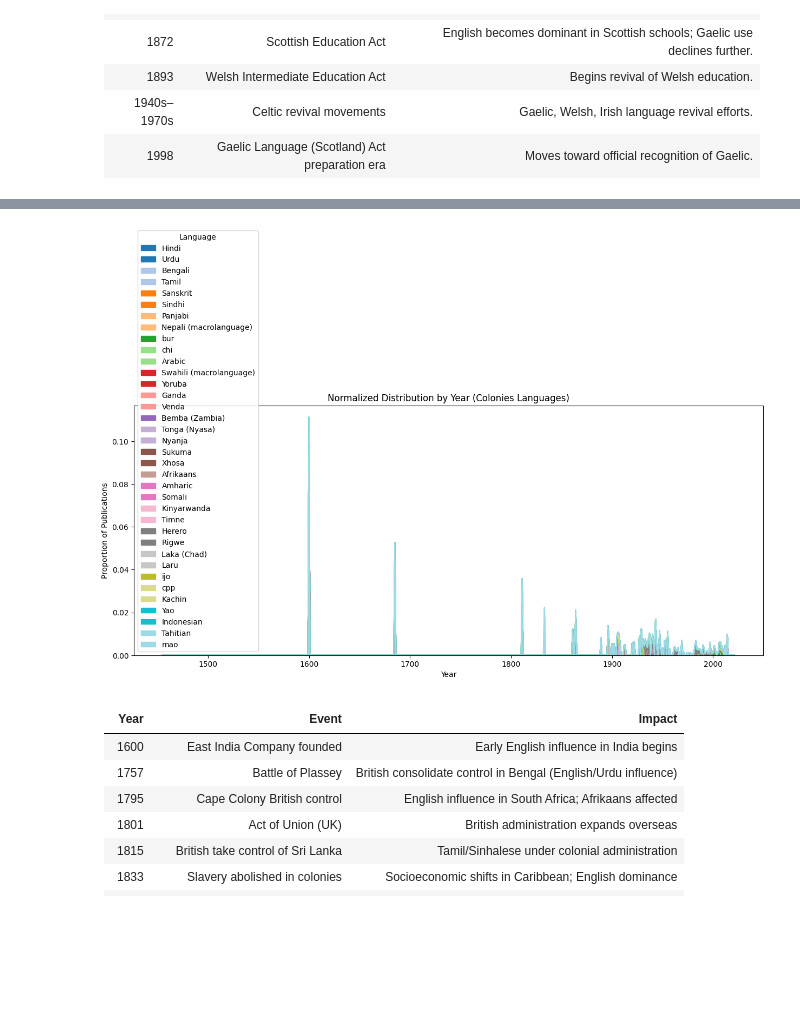
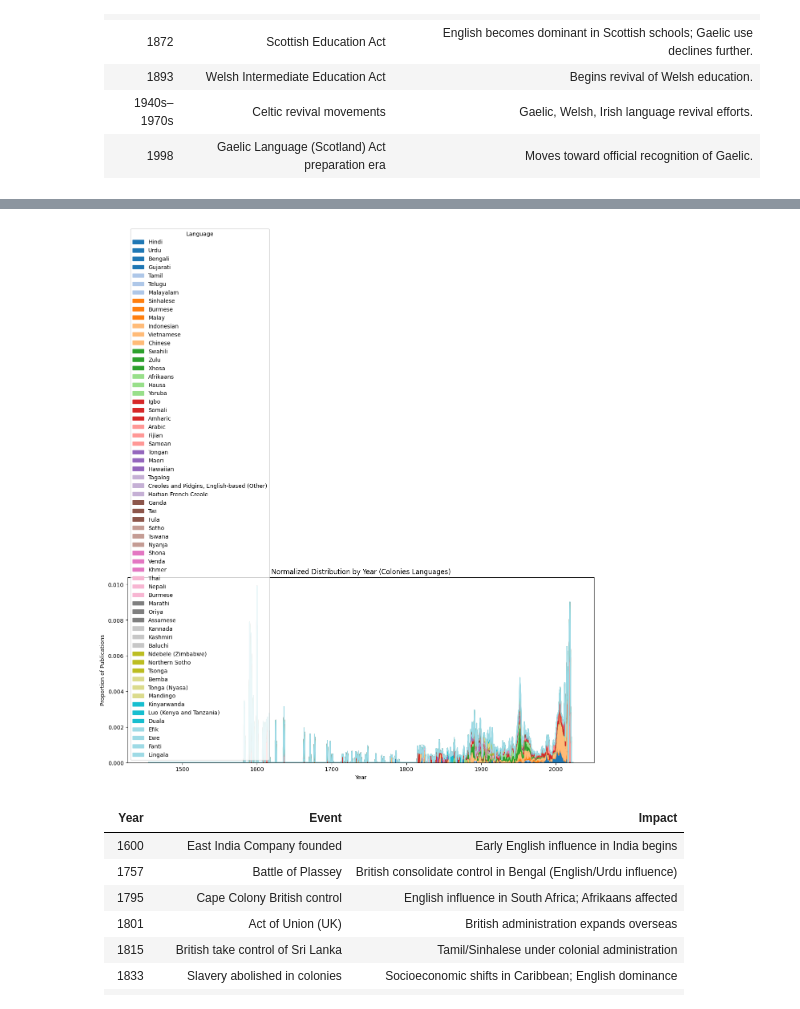
Before and after one commit to terrales/AIP_NLS_data, a Jupyter notebook: alessandra/data_analysis.ipynb, the cells around one changed output, grey strips where cells are left out. Saved outputs shown, nothing was run; the diff lists cells and outputs as text; code cells hidden in the pictures; blank space fills up the shorter version.

```diff
--- a/alessandra/data_analysis.ipynb
+++ b/alessandra/data_analysis.ipynb
@@ -84,5 +72,5 @@ array(['text', 'notated music',
 # %%
-df['Language_Full'] = df['Language'].apply(get_language_name)
+#df['Language_Full'] = df['Language'].apply(get_language_name)
 
 # Show basic info about the dataframe
 print("Columns:", df.columns.tolist())
@@ -91,16 +79,17 @@ display(df.head())
 
 
 # Visualize the most common languages
-top_languages = df['Language_Full'].value_counts().head(10)
+top_languages = df['language'].value_counts().head(10)
 top_languages.plot(kind='bar', title='Top 10 Languages')
 plt.xlabel('Language')
 plt.ylabel('Count')
 plt.show()
 
-# Visualize the most common publication years (extracting year from 'Date')
-df['Year'] = df['Date'].str.extract(r'(\d{4})')
-top_years = df['Year'].value_counts().sort_index().tail(50)
-top_years.plot(kind='bar', figsize=(15,5), title='Publication Counts by Year (last 50 years)')
+# Plot publication counts by year (sorted by year)
+year_counts = df['year'].value_counts().sort_index()
+plt.figure(figsize=(15,5))
+year_counts.plot(kind='bar')
+plt.title('Publication Counts by Year')
 plt.xlabel('Year')
 plt.ylabel('Count')
 plt.show()
@@ -176,12 +165,15 @@ Name: count, Length: 30615, dtype: int64
 # %%
 # Group by Year and Language, count publications
-lang_year_counts = df.groupby(['Year', 'Language_Full']).size().unstack(fill_value=0)
+lang_year_counts = df.groupby(['date', 'language']).size().unstack(fill_value=0)
+
+# Filter to years from 1450 onwards
+lang_year_counts = lang_year_counts[lang_year_counts.index.astype(int) >= 1450]
 
 # Normalize by total publications per year
 lang_year_norm = lang_year_counts.div(lang_year_counts.sum(axis=1), axis=0)
 
 # Plot normalized language distribution for top 10 languages
-top_languages = df['Language_Full'].value_counts().head(10)
+top_languages = df['language'].value_counts().head(10)
 top_langs = top_languages.index[:10]
 lang_year_norm[top_langs].plot(kind='area', stacked=True, figsize=(15,6), colormap='tab10')
 plt.title('Normalized Language Distribution by Year (Top 10 Languages)')
@@ -340,58 +346,36 @@ plt.show()
 # %%
+# List of languages from former British colonies present in the dataset
 colonies_languages = [
-   "Hindi",
-    "Urdu",
-    "Bengali",
-    "Tamil",
-    "Sanskrit",
-    "Sindhi",
-    "Panjabi",
-    "Nepali (macrolanguage)",
-    "bur",
-    "chi",
-    "Arabic",
-    "Swahili (macrolanguage)",
-    "Yoruba",
-    "Ganda",
-    "Venda",
-    "Bemba (Zambia)",
-    "Tonga (Nyasa)",
-    "Nyanja",
-    "Sukuma",
-    "Xhosa",
-    "Afrikaans",
-    "Amharic",
-    "Somali",
-    "Kinyarwanda",
-    "Timne",
-    "Herero",
-    "Rigwe",
-    "Laka (Chad)",
-    "Laru",
-    "ijo",
-    "cpp",
-    "Kachin",
-    "Yao",
-    "Indonesian",
-    "Tahitian",
-    "mao"
+    "Hindi", "Urdu", "Bengali", "Punjabi", "Gujarati", "Tamil",
+    "Telugu", "Malayalam", "Sinhalese", "Burmese", "Malay", "Indonesian",
+    "Vietnamese", "Chinese", "Swahili", "Zulu", "Xhosa", "Afrikaans",
+    "Hausa", "Yoruba", "Igbo", "Somali", "Amharic", "Arabic",
+    "Fijian", "Samoan", "Tongan", "Maori", "Hawaiian", "Tagalog",
+    "Creoles and Pidgins, English-based (Other)", "Haitian French Creole",
+    "Ganda", "Twi", "Fula", "Sotho", "Tswana", "Nyanja", "Shona", "Venda",
+    "Khmer", "Thai", "Nepali", "Burmese", "Sinhala", "Marathi",
+    "Oriya", "Assamese", "Kannada", "Kashmiri", "Pashto", "Baluchi",
+    "Ndebele (Zimbabwe)", "Northern Sotho", "Tsonga", "Swati",
+    "Chichewa", "Bemba", "Tonga (Nyasa)", "Mandingo", "Kinyarwanda",
+    "Kirundi", "Luo (Kenya and Tanzania)", "Duala", "Efik", "Akan",
+    "Ga", "Ewe", "Fanti", "Lingala"
 ]
 
 # Filter to only those present in lang_year_norm columns
 colonies_langs_present = [lang for lang in colonies_languages if lang in lang_year_norm.columns]
 
 # Plot the normalized distribution for colonies languages
 lang_year_norm[colonies_langs_present].plot(
     kind='area', stacked=True, figsize=(15,6), colormap='tab20'
 )
 plt.title('Normalized Distribution by Year (Colonies Languages)')
 plt.xlabel('Year')
 plt.ylabel('Proportion of Publications')
 
 plt.legend(title='Language')
 plt.show()
 # %% [output]
-[figure, old version]
+[figure, new version]
 # %% [markdown]
 | Year  | Event                              | Impact                                                         |
 | ----- | ---------------------------------- | -------------------------------------------------------------- |
```
Also changed, not shown: parts of 20 cells of this notebook, 4 other files.
